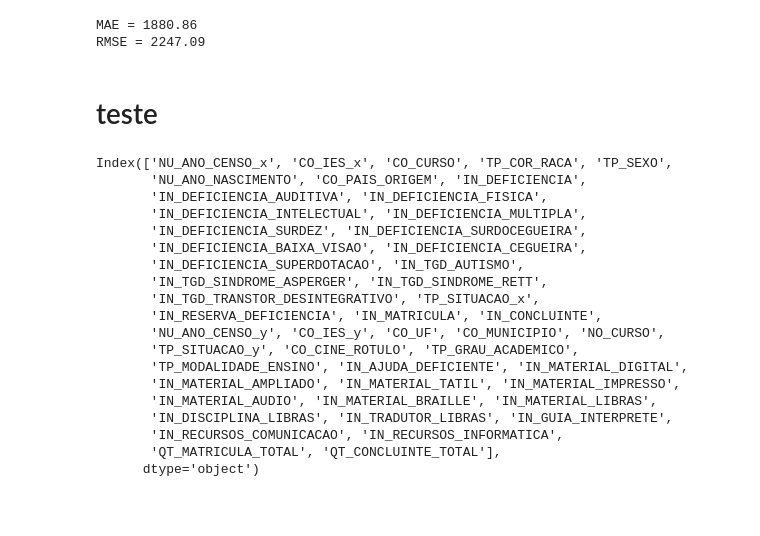
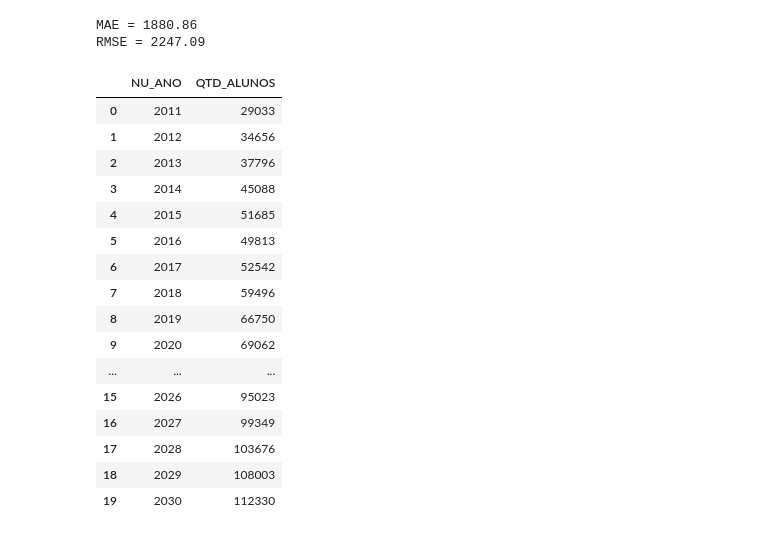
Before and after one commit to roxacarv/edulearn, a Jupyter notebook: regressão_linear/regressão_edulearn.ipynb, the cells around one changed output. Cells and saved outputs as stored; diff of their text form; code cells hidden in the pictures; blank space fills up the shorter version.

```diff
--- a/regressão_linear/regressão_edulearn.ipynb
+++ b/regressão_linear/regressão_edulearn.ipynb
@@ -144,32 +140,28 @@ print("RMSE = {:0.2f}".format(RMSE))
 # %% [output]
 MAE = 1880.86
 RMSE = 2247.09
-# %% [markdown]
-# teste
-# %%
-df_aluno_2019 = pd.read_csv('https://raw.githubusercontent.com/roxacarv/edulearn/main/dados/alunodeficiente_2019.csv', encoding='latin-1', usecols=['NU_ANO_CENSO','CO_CURSO','CO_IES','TP_COR_RACA','TP_SEXO','NU_ANO_NASCIMENTO','CO_PAIS_ORIGEM','TP_SITUACAO','IN_MATRICULA','IN_CONCLUINTE','IN_DEFICIENCIA','IN_DEFICIENCIA_AUDITIVA','IN_DEFICIENCIA_FISICA','IN_DEFICIENCIA_INTELECTUAL','IN_DEFICIENCIA_MULTIPLA','IN_DEFICIENCIA_SURDEZ','IN_DEFICIENCIA_SURDOCEGUEIRA','IN_DEFICIENCIA_BAIXA_VISAO','IN_DEFICIENCIA_CEGUEIRA','IN_DEFICIENCIA_SUPERDOTACAO','IN_TGD_AUTISMO','IN_TGD_SINDROME_ASPERGER','IN_TGD_SINDROME_RETT','IN_TGD_TRANSTOR_DESINTEGRATIVO','IN_RESERVA_DEFICIENCIA'])
-df_aluno_2019 = df_aluno_2019.loc[df_aluno_2019['TP_SITUACAO'] == 2]
-df_curso_2019 = pd.read_csv('https://raw.githubusercontent.com/roxacarv/edulearn/main/dados/SUP_CURSO_2019.CSV', sep='|', encoding='latin-1', usecols=['NU_ANO_CENSO','CO_IES','CO_UF','CO_MUNICIPIO','CO_CURSO','NO_CURSO','CO_CINE_ROTULO','TP_SITUACAO','TP_GRAU_ACADEMICO','TP_MODALIDADE_ENSINO','IN_AJUDA_DEFICIENTE','IN_MATERIAL_DIGITAL','IN_MATERIAL_AMPLIADO','IN_MATERIAL_TATIL','IN_MATERIAL_IMPRESSO','IN_MATERIAL_AUDIO','IN_MATERIAL_BRAILLE','IN_MATERIAL_LIBRAS','IN_DISCIPLINA_LIBRAS','IN_TRADUTOR_LIBRAS','IN_GUIA_INTERPRETE','IN_RECURSOS_COMUNICACAO','IN_RECURSOS_INFORMATICA','QT_MATRICULA_TOTAL','QT_CONCLUINTE_TOTAL'])
-
-df = pd.merge(df_aluno_2019, df_curso_2019, how='inner', on='CO_CURSO')
-df.columns
-# %% [output]
-Index(['NU_ANO_CENSO_x', 'CO_IES_x', 'CO_CURSO', 'TP_COR_RACA', 'TP_SEXO',
-       'NU_ANO_NASCIMENTO', 'CO_PAIS_ORIGEM', 'IN_DEFICIENCIA',
-       'IN_DEFICIENCIA_AUDITIVA', 'IN_DEFICIENCIA_FISICA',
-       'IN_DEFICIENCIA_INTELECTUAL', 'IN_DEFICIENCIA_MULTIPLA',
-       'IN_DEFICIENCIA_SURDEZ', 'IN_DEFICIENCIA_SURDOCEGUEIRA',
-       'IN_DEFICIENCIA_BAIXA_VISAO', 'IN_DEFICIENCIA_CEGUEIRA',
-       'IN_DEFICIENCIA_SUPERDOTACAO', 'IN_TGD_AUTISMO',
-       'IN_TGD_SINDROME_ASPERGER', 'IN_TGD_SINDROME_RETT',
-       'IN_TGD_TRANSTOR_DESINTEGRATIVO', 'TP_SITUACAO_x',
-       'IN_RESERVA_DEFICIENCIA', 'IN_MATRICULA', 'IN_CONCLUINTE',
-       'NU_ANO_CENSO_y', 'CO_IES_y', 'CO_UF', 'CO_MUNICIPIO', 'NO_CURSO',
-       'TP_SITUACAO_y', 'CO_CINE_ROTULO', 'TP_GRAU_ACADEMICO',
-       'TP_MODALIDADE_ENSINO', 'IN_AJUDA_DEFICIENTE', 'IN_MATERIAL_DIGITAL',
-       'IN_MATERIAL_AMPLIADO', 'IN_MATERIAL_TATIL', 'IN_MATERIAL_IMPRESSO',
-       'IN_MATERIAL_AUDIO', 'IN_MATERIAL_BRAILLE', 'IN_MATERIAL_LIBRAS',
-       'IN_DISCIPLINA_LIBRAS', 'IN_TRADUTOR_LIBRAS', 'IN_GUIA_INTERPRETE',
-       'IN_RECURSOS_COMUNICACAO', 'IN_RECURSOS_INFORMATICA',
-       'QT_MATRICULA_TOTAL', 'QT_CONCLUINTE_TOTAL'],
-      dtype='object')
+# %%
+x = x.reshape(9,)
+a = [[x[i], y[i]] for i in range(len(x))]
+for i in range(2020, 2031): #adicionando a lista os anos futuros
+  a.append([i, int(predição(i))])
+df_qtd_aluno_ano = pd.DataFrame(data=a, columns=['NU_ANO', 'QTD_ALUNOS'])
+df_qtd_aluno_ano
+# %% [output]
+|  | NU_ANO | QTD_ALUNOS |
+| 0 | 2011 | 29033 |
+| 1 | 2012 | 34656 |
+| 2 | 2013 | 37796 |
+| 3 | 2014 | 45088 |
+| 4 | 2015 | 51685 |
+| 5 | 2016 | 49813 |
+| 6 | 2017 | 52542 |
+| 7 | 2018 | 59496 |
+| 8 | 2019 | 66750 |
+| 9 | 2020 | 69062 |
+| ... | ... | ... |
+| 15 | 2026 | 95023 |
+| 16 | 2027 | 99349 |
+| 17 | 2028 | 103676 |
+| 18 | 2029 | 108003 |
+| 19 | 2030 | 112330 |
```
Also changed, not shown: parts of 13 cells of this notebook.
